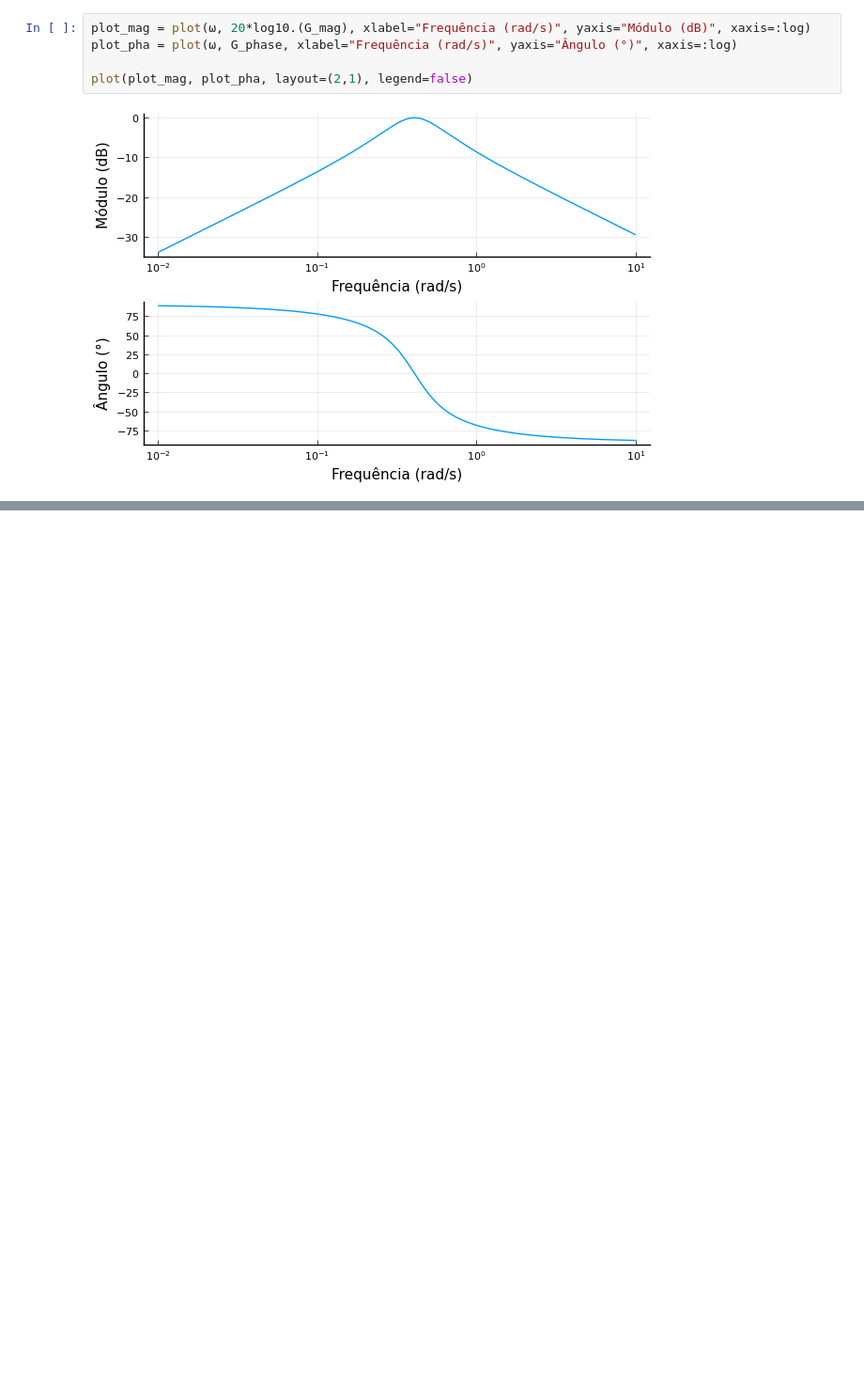
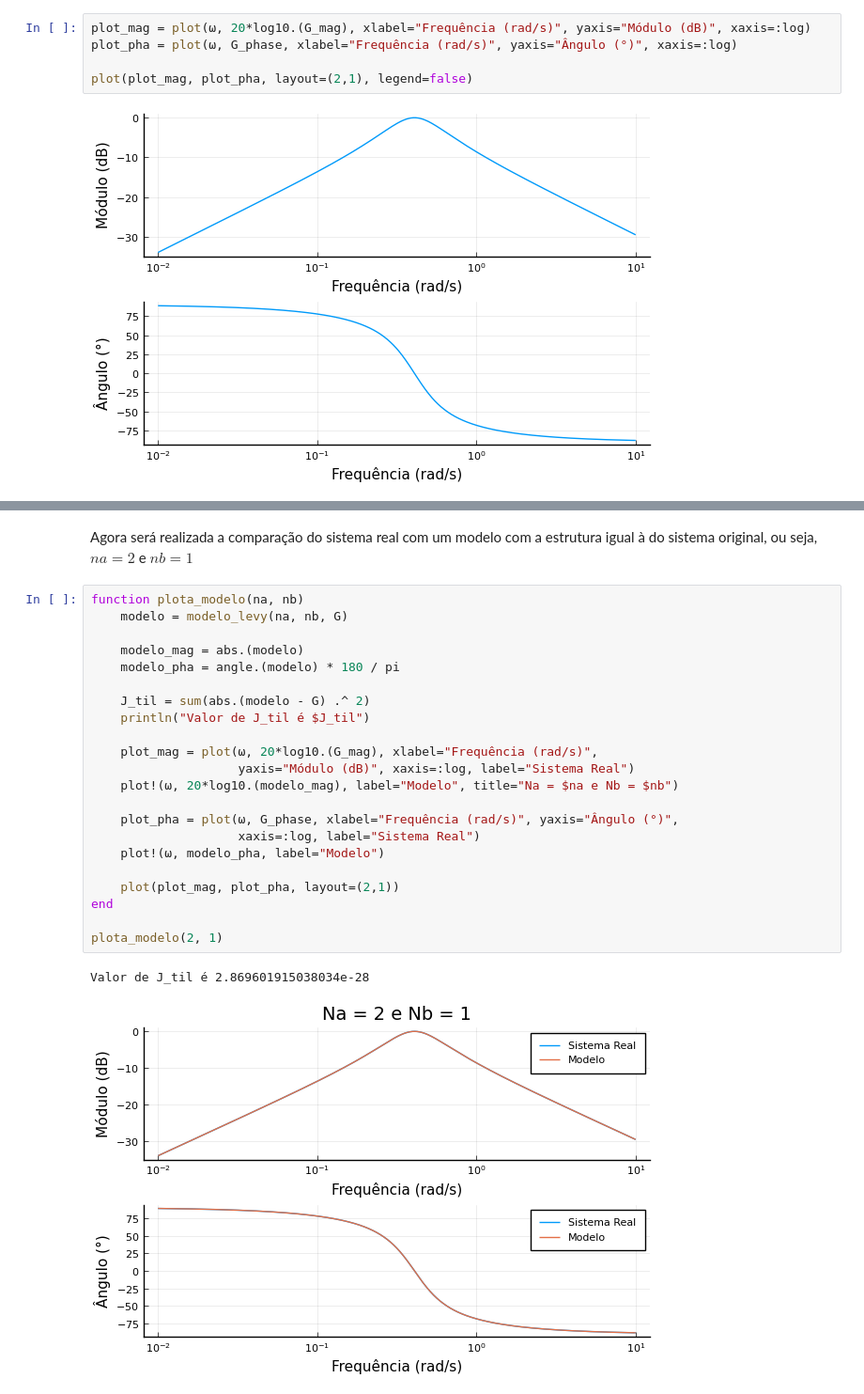
Before and after one commit to Ralubrusto/Practicing-Julia-and-System-Identification, a Jupyter notebook: Ex5/Exercicio5_RafaelStonoga.ipynb, the cells around one changed output, grey strips where cells are left out. Shown at 94% size. Cells and saved outputs as stored; diff of their text form; blank space fills up the shorter version.

```diff
--- a/Ex5/Exercicio5_RafaelStonoga.ipynb
+++ b/Ex5/Exercicio5_RafaelStonoga.ipynb
@@ -69,0 +118,27 @@ plot(plot_mag, plot_pha, layout=(2,1), legend=false)
+# %% [markdown]
+Agora será realizada a comparação do sistema real com um modelo com a estrutura igual à do sistema original, ou seja, $na=2$ e $nb=1$
+# %%
+function plota_modelo(na, nb)
+    modelo = modelo_levy(na, nb, G)
+
+    modelo_mag = abs.(modelo)
+    modelo_pha = angle.(modelo) * 180 / pi
+
+    J_til = sum(abs.(modelo - G) .^ 2)
+    println("Valor de J_til é $J_til")
+
+    plot_mag = plot(ω, 20*log10.(G_mag), xlabel="Frequência (rad/s)",
+                    yaxis="Módulo (dB)", xaxis=:log, label="Sistema Real")
+    plot!(ω, 20*log10.(modelo_mag), label="Modelo", title="Na = $na e Nb = $nb")
+
+    plot_pha = plot(ω, G_phase, xlabel="Frequência (rad/s)", yaxis="Ângulo (°)",
+                    xaxis=:log, label="Sistema Real")
+    plot!(ω, modelo_pha, label="Modelo")
+
+    plot(plot_mag, plot_pha, layout=(2,1))
+end
+
+plota_modelo(2, 1)
+# %% [output]
+Valor de J_til é 2.869601915038034e-28
+[figure, added]
```
Also changed, not shown: parts of 25 cells of this notebook.
